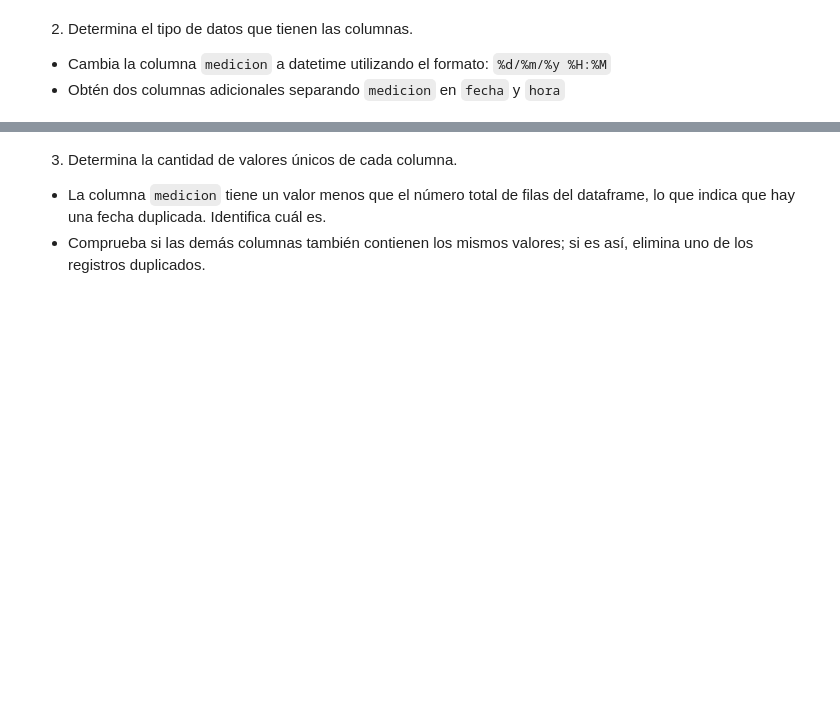
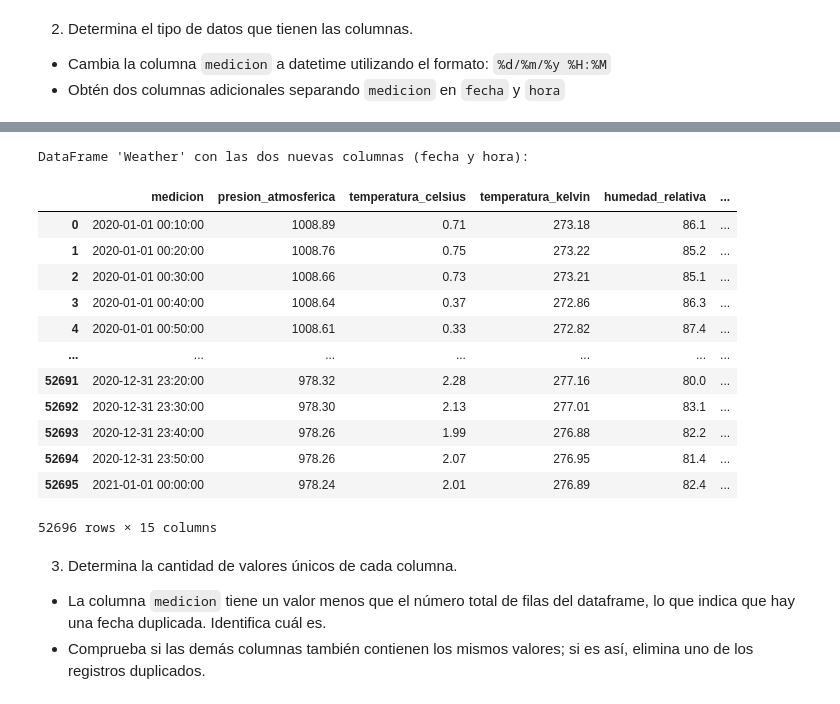
Before and after one commit to JhonWV/Ciencias_Datos, a Jupyter notebook: Actividad2AnalisisPandas.ipynb, the cells around one changed output, grey strips where cells are left out. Drawn from its saved outputs; the diff is of its cells as text; code cells hidden in the pictures; blank space fills up the shorter version.

```diff
--- a/Actividad2AnalisisPandas.ipynb
+++ b/Actividad2AnalisisPandas.ipynb
@@ -84,3 +193,25 @@ weather_df.columns
+# %%
+# dos columnas adicionales separando medicion en fecha y hora
+
+weather_df['fecha'] = pd.to_datetime(weather_df['medicion']).dt.date
+weather_df['hora'] = pd.to_datetime(weather_df['medicion']).dt.time
+print("DataFrame 'Weather' con las dos nuevas columnas (fecha y hora): ")
+weather_df
+# %% [output]
+DataFrame 'Weather' con las dos nuevas columnas (fecha y hora):
+|  | medicion | presion_atmosferica | temperatura_celsius | temperatura_kelvin | humedad_relativa | ... |
+| 0 | 2020-01-01 00:10:00 | 1008.89 | 0.71 | 273.18 | 86.1 | ... |
+| 1 | 2020-01-01 00:20:00 | 1008.76 | 0.75 | 273.22 | 85.2 | ... |
+| 2 | 2020-01-01 00:30:00 | 1008.66 | 0.73 | 273.21 | 85.1 | ... |
+| 3 | 2020-01-01 00:40:00 | 1008.64 | 0.37 | 272.86 | 86.3 | ... |
+| 4 | 2020-01-01 00:50:00 | 1008.61 | 0.33 | 272.82 | 87.4 | ... |
+| ... | ... | ... | ... | ... | ... | ... |
+| 52691 | 2020-12-31 23:20:00 | 978.32 | 2.28 | 277.16 | 80.0 | ... |
+| 52692 | 2020-12-31 23:30:00 | 978.30 | 2.13 | 277.01 | 83.1 | ... |
+| 52693 | 2020-12-31 23:40:00 | 978.26 | 1.99 | 276.88 | 82.2 | ... |
+| 52694 | 2020-12-31 23:50:00 | 978.26 | 2.07 | 276.95 | 81.4 | ... |
+| 52695 | 2021-01-01 00:00:00 | 978.24 | 2.01 | 276.89 | 82.4 | ... |
+52696 rows × 15 columns
 # %% [markdown]
 3. Determina la cantidad de valores únicos de cada columna.
 - La columna `medicion` tiene un valor menos que el número total de filas del dataframe, lo que indica que hay una fecha duplicada. Identifica cuál es.
```
Also changed, not shown: parts of 29 cells of this notebook.
